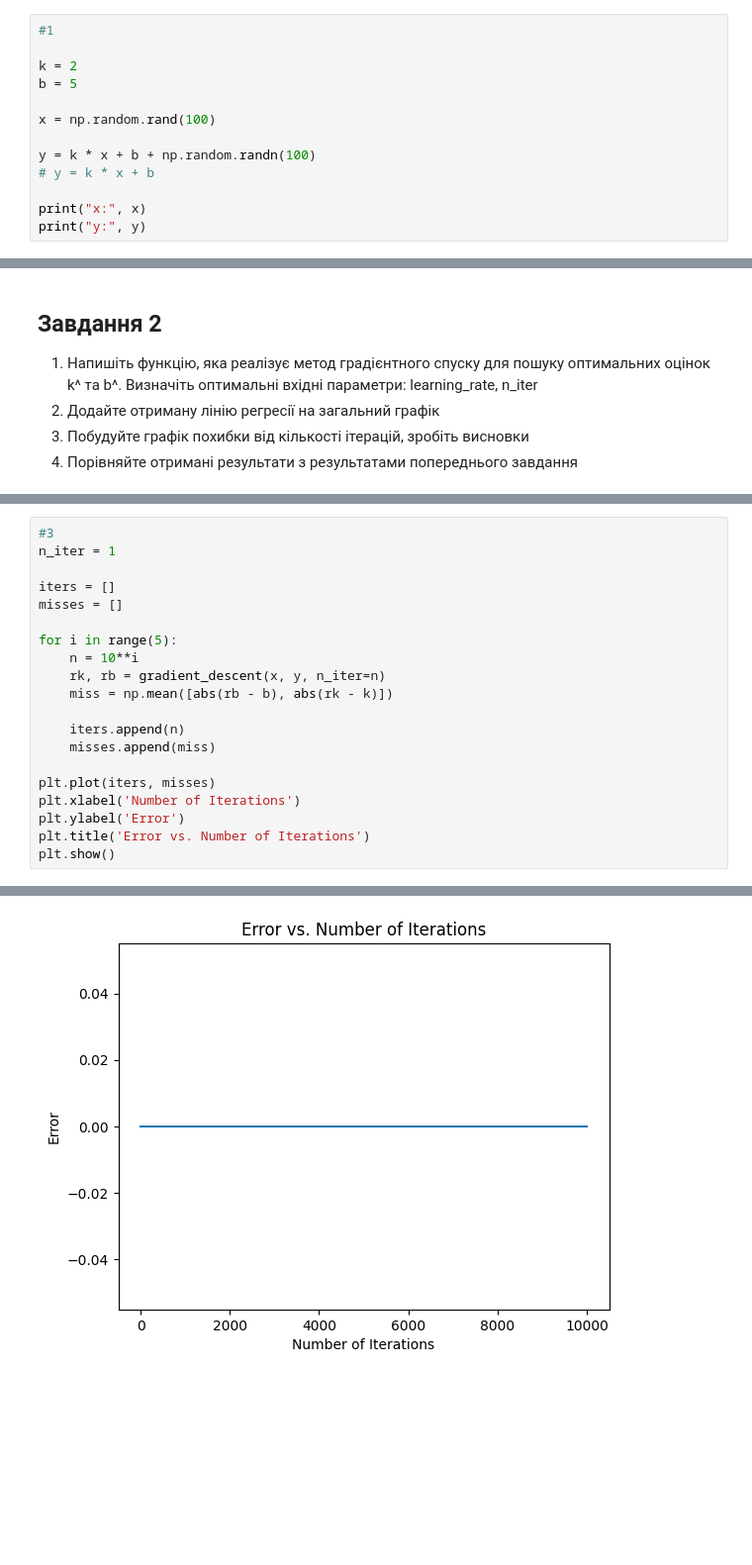
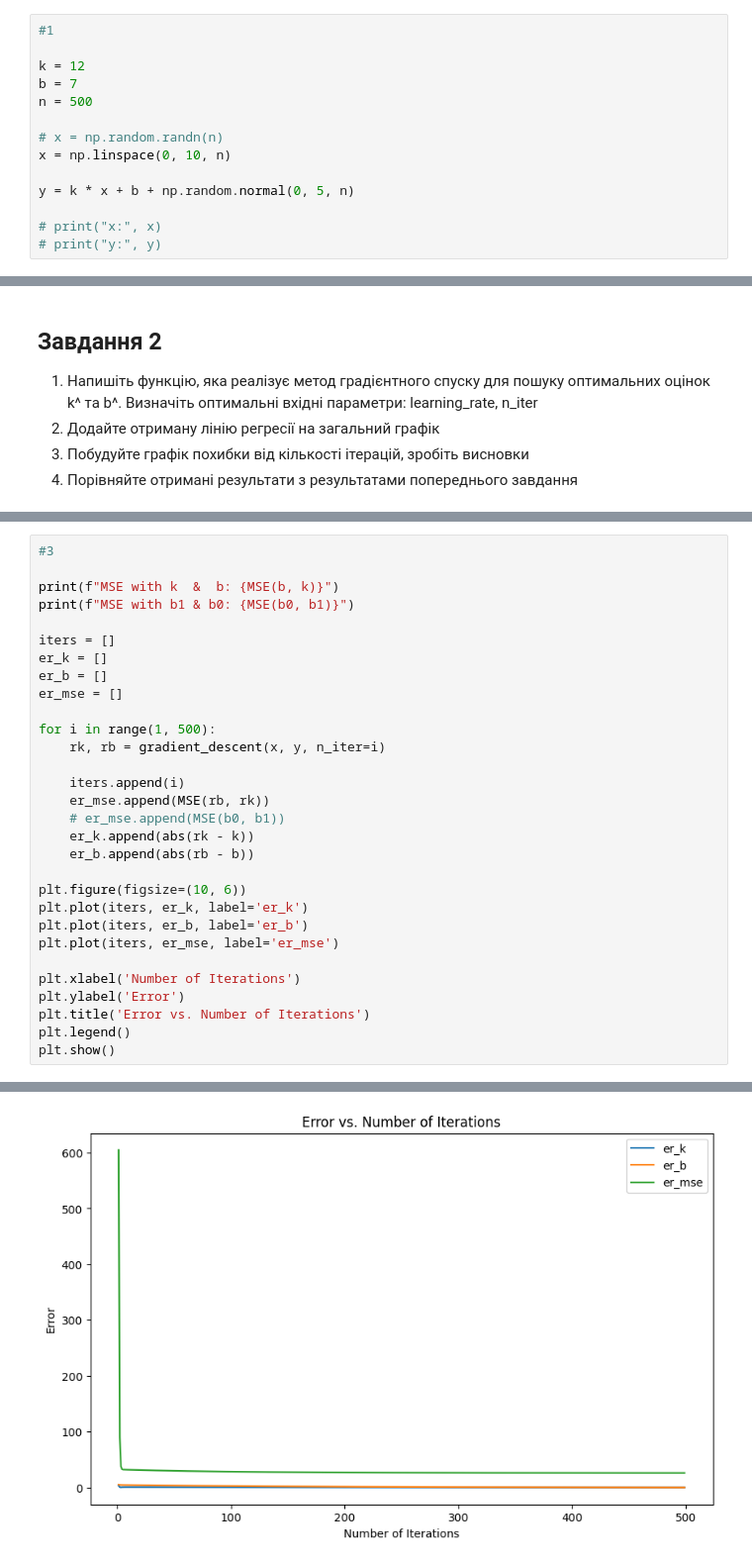
Before and after one commit to Lap-a/data_science-_kpi_ipt, a Jupyter notebook: data_science/lab6/lab6.ipynb, the cells around one changed output, grey strips where cells are left out. Shown: that part at 99% size. Cells and saved outputs as stored; diff of their text form; blank space fills up the shorter version.

```diff
--- a/data_science/lab6/lab6.ipynb
+++ b/data_science/lab6/lab6.ipynb
@@ -19,13 +19,14 @@ import matplotlib.pyplot as plt
 # %%
 #1
 
-k = 2
-b = 5
+k = 12
+b = 7
+n = 500
 
-x = np.random.rand(100)
+# x = np.random.randn(n)
+x = np.linspace(0, 10, n)
 
-y = k * x + b + np.random.randn(100)
-# y = k * x + b
+y = k * x + b + np.random.normal(0, 5, n)
 
-print("x:", x)
-print("y:", y)
+# print("x:", x)
+# print("y:", y)
@@ -155,21 +157,31 @@ plt.show()
 # %%
 #3
-n_iter = 1
+
+print(f"MSE with k  &  b: {MSE(b, k)}")
+print(f"MSE with b1 & b0: {MSE(b0, b1)}")
 
 iters = []
-misses = []
+er_k = []
+er_b = []
+er_mse = []
 
-for i in range(5):
-    n = 10**i
-    rk, rb = gradient_descent(x, y, n_iter=n)
-    miss = np.mean([abs(rb - b), abs(rk - k)])
+for i in range(1, 500):
+    rk, rb = gradient_descent(x, y, n_iter=i)
 
-    iters.append(n)
-    misses.append(miss)
+    iters.append(i)
+    er_mse.append(MSE(rb, rk))
+    # er_mse.append(MSE(b0, b1))
+    er_k.append(abs(rk - k))
+    er_b.append(abs(rb - b))
 
-plt.plot(iters, misses)
+plt.figure(figsize=(10, 6))
+plt.plot(iters, er_k, label='er_k')
+plt.plot(iters, er_b, label='er_b')
+plt.plot(iters, er_mse, label='er_mse')
+
 plt.xlabel('Number of Iterations')
 plt.ylabel('Error')
 plt.title('Error vs. Number of Iterations')
+plt.legend()
 plt.show()
 # %% [output]
@@ -176 +190 @@ plt.show()
-[figure, old version]
+[figure, new version]
```
Also changed, not shown: parts of 7 cells of this notebook.
